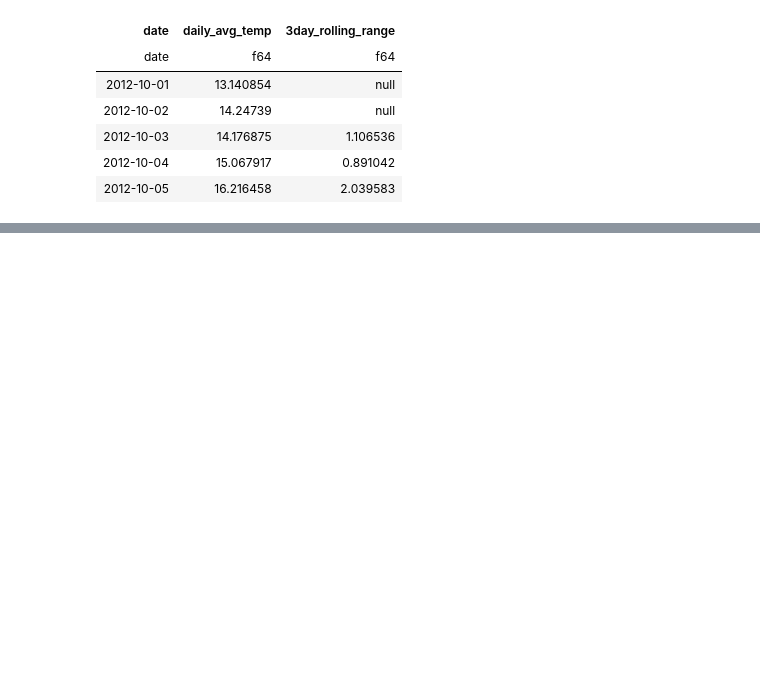
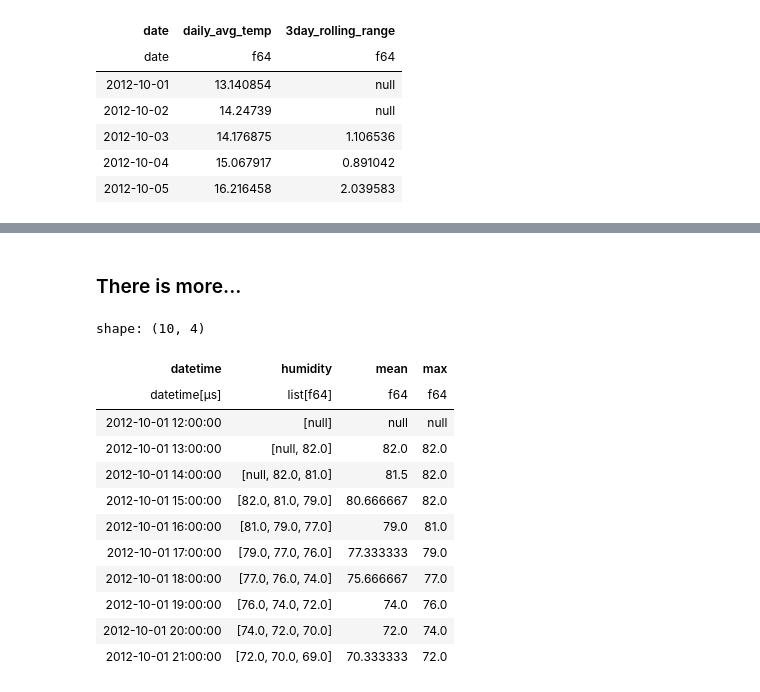
Before and after one commit to PacktPublishing/Polars-Cookbook, a Jupyter notebook: Chapter09/ch09.ipynb, the cells around one changed output, grey strips where cells are left out. Cells and saved outputs as stored; diff of their text form; code cells hidden in the pictures; blank space fills up the shorter version.

```diff
--- a/Chapter09/ch09.ipynb
+++ b/Chapter09/ch09.ipynb
@@ -315,0 +534,31 @@ shape: (5, 3)
+# %% [markdown]
+### There is more...
+# %%
+(
+    lf
+    .set_sorted('datetime')
+    .rolling(
+        'datetime', period='3h'
+    )
+    .agg(
+        pl.col('humidity'),
+        pl.col('humidity').mean().alias('mean'),
+        pl.col('humidity').max().alias('max')
+    )
+    .head(10)
+    .collect()
+)
+# %% [output]
+shape: (10, 4)
+| datetime | humidity | mean | max |
+| datetime[μs] | list[f64] | f64 | f64 |
+| 2012-10-01 12:00:00 | [null] | null | null |
+| 2012-10-01 13:00:00 | [null, 82.0] | 82.0 | 82.0 |
+| 2012-10-01 14:00:00 | [null, 82.0, 81.0] | 81.5 | 82.0 |
+| 2012-10-01 15:00:00 | [82.0, 81.0, 79.0] | 80.666667 | 82.0 |
+| 2012-10-01 16:00:00 | [81.0, 79.0, 77.0] | 79.0 | 81.0 |
+| 2012-10-01 17:00:00 | [79.0, 77.0, 76.0] | 77.333333 | 79.0 |
+| 2012-10-01 18:00:00 | [77.0, 76.0, 74.0] | 75.666667 | 77.0 |
+| 2012-10-01 19:00:00 | [76.0, 74.0, 72.0] | 74.0 | 76.0 |
+| 2012-10-01 20:00:00 | [74.0, 72.0, 70.0] | 72.0 | 74.0 |
+| 2012-10-01 21:00:00 | [72.0, 70.0, 69.0] | 70.333333 | 72.0 |
```
Also changed, not shown: parts of 13 cells of this notebook.
